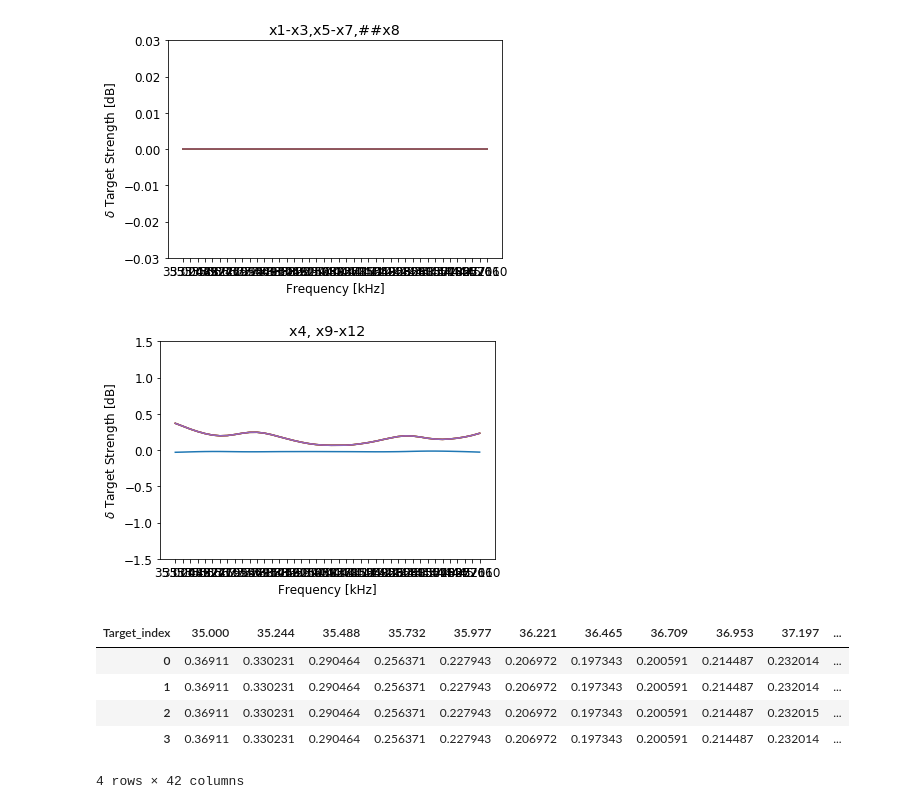
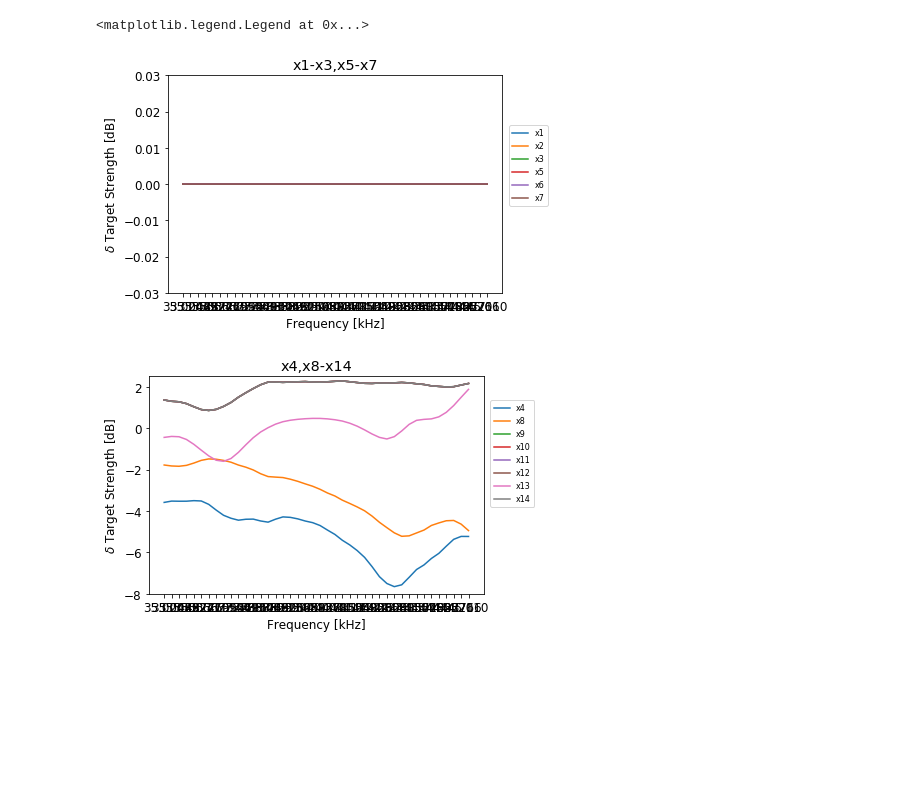
Before and after one commit to kevinboswell/EVFreqResp, a Jupyter notebook: KMB_comps.ipynb, the cells around one changed output. Saved outputs shown, nothing was run; the diff lists cells and outputs as text; code cells hidden in the pictures; blank space fills up the shorter version.

```diff
--- a/KMB_comps.ipynb
+++ b/KMB_comps.ipynb
@@ -224,57 +208,48 @@ x4= d-e     #EEV10_EVD_comp3 - EV10_EVD_raw
 x5= f-j     #EV9_EVD_comp0 - EV9_EVD_raw
 x6= g-j     #EV9_EVD_comp1 - EV9_EVD_raw
 x7= h-j     #EV9_EVD_comp2 -  EV9_EVD_raw
 x8= i-j     #EV9_EVD_comp3 - EV9_EVD_raw
 x9= e-j     #EV10_EVD_raw - EV9_EVD_raw
 x10= a-f    #EV10_EVD_comp0 - EV9_EVD_comp0
 x11= b-g    #EV10_EVD_comp1 - EV9_EVD_comp1
 x12= c-h    #EV10_EVD_comp2 - EV9_EVD_comp2
 x13= d-i    #EV10_EVD_comp3 - EV9_EVD_comp3
 x14= e-j    #EV10_EVD_raw - EV9_EVD_raw
 
-#out=[x1,x2,x3,x4,x5,x6,x7,x8,x9,x10,x11,x12,x13,x14]
-out=[x10,x11,x12,x9]
-outz=pd.DataFrame(out)
-
-
-# X1-X3,xX5-X7, x8
+# X1-X3,xX5-X7
 #plt.subplot(2,2,1)
 plt.figure(1)
-plt.title('x1-x3,x5-x7,##x8')
-out1=[x1,x2,x3,x5,x6,x7,x8]
+plt.title('x1-x3,x5-x7')
+out1=[x1,x2,x3,x5,x6,x7]
 outz1=pd.DataFrame(out1)
 m = 0
 while m < len(outz1):
    plt.rcParams["font.size"] = 12
    plt.plot(freq, outz1.iloc[m,:])
    plt.xlabel('Frequency [kHz]')
    plt.ylim(-0.03,0.03)
    plt.ylabel('$\delta$ Target Strength [dB]')
    m = m + 1
+plt.legend(('x1','x2','x3','x5','x6','x7'),loc=(1.02, 0.4), handlelength=2, fontsize=8)
 
-# X4, X9-x12
+
+# X4, X8-x14
 #plt.subplot(2,2,3)
-plt.figure(3)
-plt.title('x4, x9-x12')
-out4=[x4,x9,x10,x11,x12]
-outz4=pd.DataFrame(out4)
+plt.figure(2)
+plt.title('x4,x8-x14')
+out2=[x4,x8,x9,x10,x11,x12,x13,x14]
+outz2=pd.DataFrame(out2)
 m = 0
-while m < len(outz4):
+while m < len(outz2):
    plt.rcParams["font.size"] = 12
-   plt.plot(freq, outz4.iloc[m,:])
+   plt.plot(freq, outz2.iloc[m,:])
    plt.xlabel('Frequency [kHz]')
-   plt.ylim(-1.5,1.5)
+   plt.ylim(-8.0,2.5)
    plt.ylabel('$\delta$ Target Strength [dB]')
    m = m + 1
+plt.legend(('x4','x8','x9','x10','x11','x12','x13','x14'),
+           loc=(1.02, 0.4), handlelength=2, fontsize=8)
 # %% [output]
+<matplotlib.legend.Legend at 0x...>
-[figure, old version]
+[figure, new version]
-[figure, old version]
+[figure, new version]
-# %%
-outz
-# %% [output]
-| Target_index | 35.000 | 35.244 | 35.488 | 35.732 | 35.977 | 36.221 | 36.465 | 36.709 | 36.953 | 37.197 | ... |
-| 0 | 0.36911 | 0.330231 | 0.290464 | 0.256371 | 0.227943 | 0.206972 | 0.197343 | 0.200591 | 0.214487 | 0.232014 | ... |
-| 1 | 0.36911 | 0.330231 | 0.290464 | 0.256371 | 0.227943 | 0.206972 | 0.197343 | 0.200591 | 0.214487 | 0.232014 | ... |
-| 2 | 0.36911 | 0.330231 | 0.290464 | 0.256371 | 0.227943 | 0.206972 | 0.197343 | 0.200591 | 0.214487 | 0.232015 | ... |
-| 3 | 0.36911 | 0.330231 | 0.290464 | 0.256371 | 0.227943 | 0.206972 | 0.197343 | 0.200591 | 0.214487 | 0.232014 | ... |
-4 rows × 42 columns
```
Also changed, not shown: parts of 7 cells of this notebook, 10 other files.
